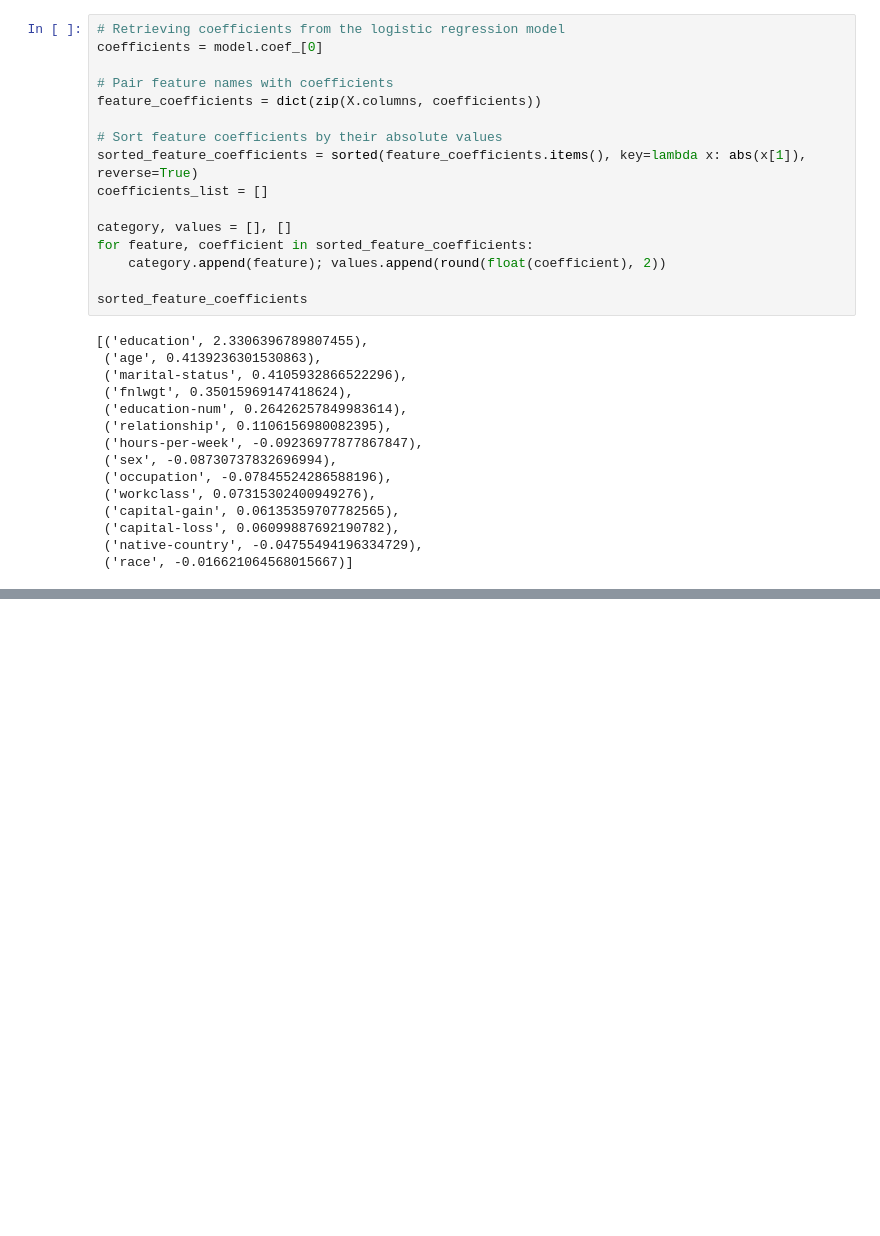
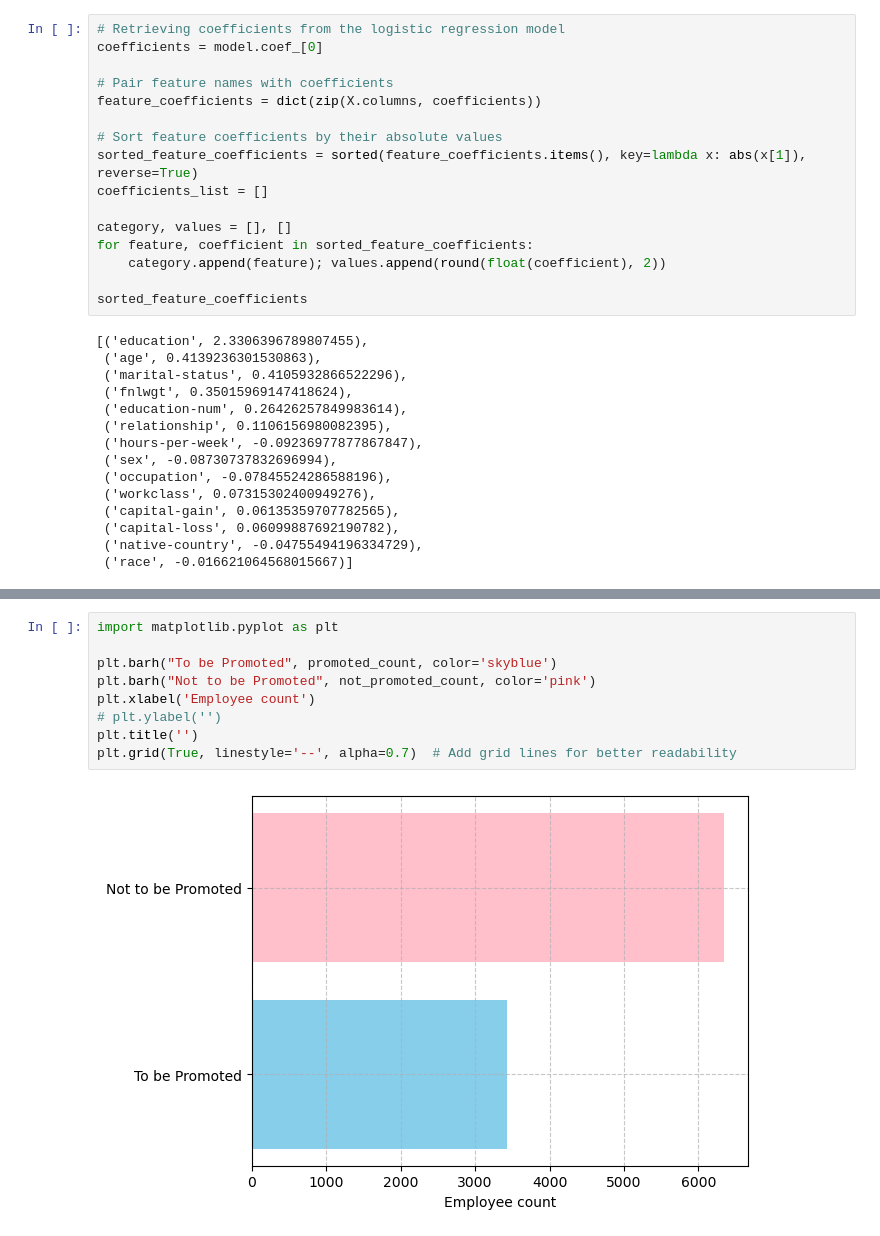
Before and after one commit to padrigon-lynbert/proj_web_sem2_y2, a Jupyter notebook: main.ipynb, the cells around one changed output, grey strips where cells are left out. Drawn from its saved outputs; the diff is of its cells as text; blank space fills up the shorter version.

```diff
--- a/main.ipynb
+++ b/main.ipynb
@@ -93,0 +113,11 @@ import numpy as np
+# %%
+import matplotlib.pyplot as plt
+
+plt.barh("To be Promoted", promoted_count, color='skyblue')
+plt.barh("Not to be Promoted", not_promoted_count, color='pink')
+plt.xlabel('Employee count')
+# plt.ylabel('')
+plt.title('')
+plt.grid(True, linestyle='--', alpha=0.7)  # Add grid lines for better readability
+# %% [output]
+[figure, added]
```
Also changed, not shown: parts of 5 cells of this notebook, 4 other files.
